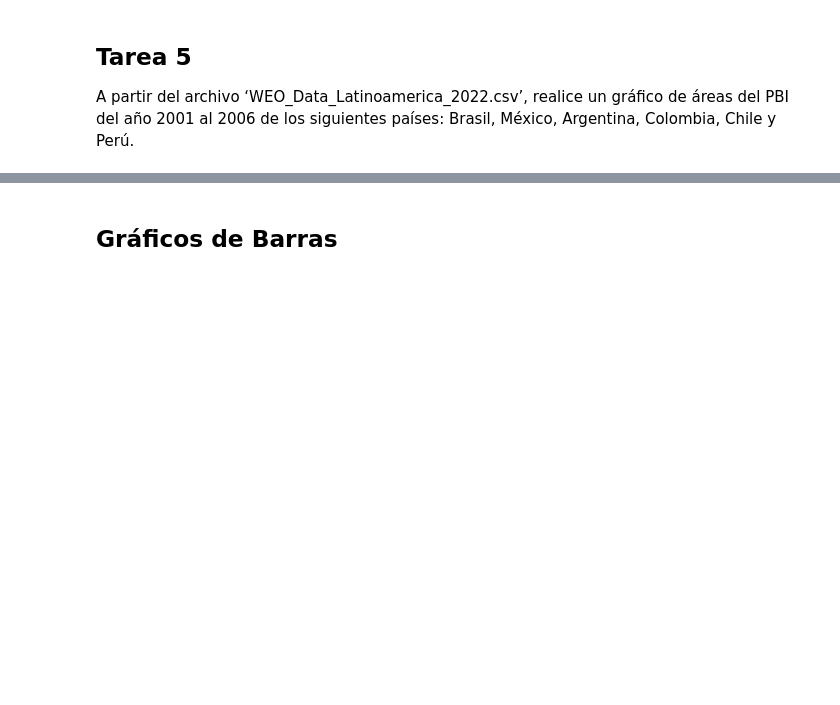
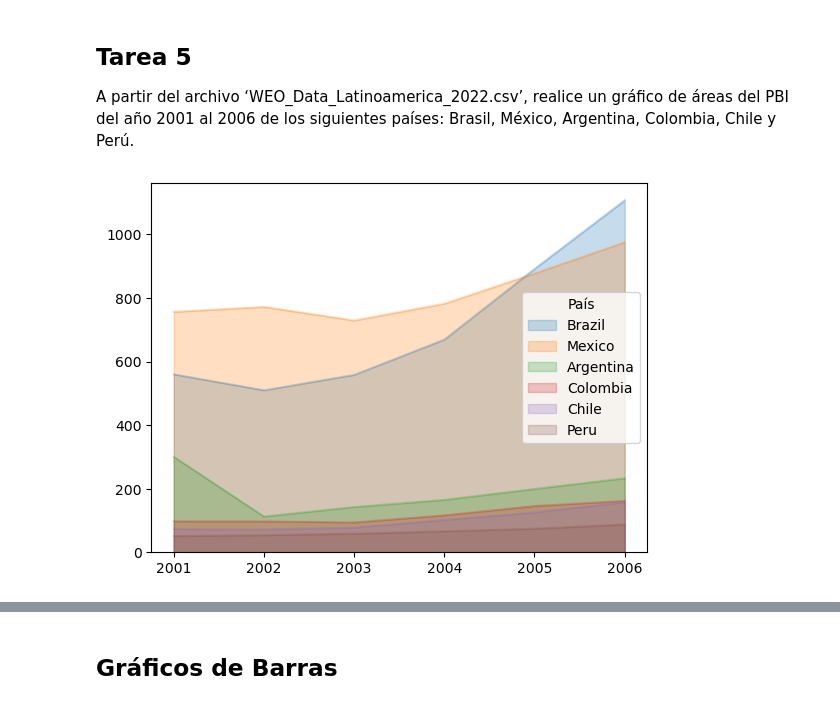
Before and after one commit to jgomezz/cpe_ciencia_datos_python, a Jupyter notebook: mod2_estadistica_y_visualizacion/semana_03_matplotlib.ipynb, the cells around one changed output, grey strips where cells are left out. Cells and saved outputs as stored; diff of their text form; code cells hidden in the pictures; blank space fills up the shorter version.

```diff
--- a/mod2_estadistica_y_visualizacion/semana_03_matplotlib.ipynb
+++ b/mod2_estadistica_y_visualizacion/semana_03_matplotlib.ipynb
@@ -403,3 +409,12 @@ plt.show()
 # %% [markdown]
 ## Tarea 5
 A partir del archivo ‘WEO_Data_Latinoamerica_2022.csv’, realice un gráfico de áreas del PBI del año 2001 al 2006 de los siguientes países: Brasil, México, Argentina, Colombia, Chile y Perú.
+# %%
+anhos_2 = list(map(str, range(2001, 2007)))
+
+paises = df.loc[['Brazil','Mexico','Argentina','Colombia','Chile','Peru'], anhos_2]
+paises = paises.T
+paises.plot(kind="area", alpha=0.25, stacked=False)
+plt.show()
+# %% [output]
+[figure, added]
```
Also changed, not shown: parts of 20 cells of this notebook, 3 other files.
